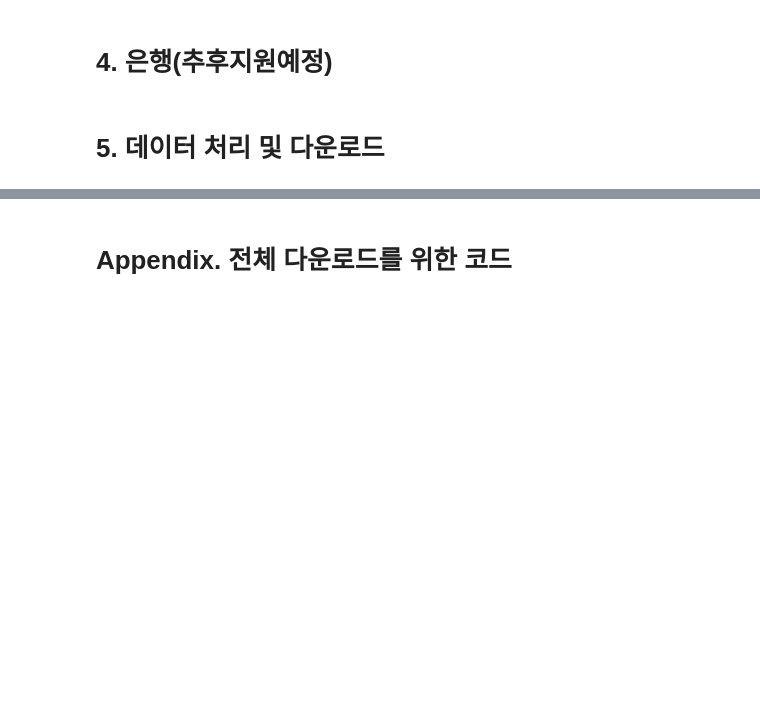
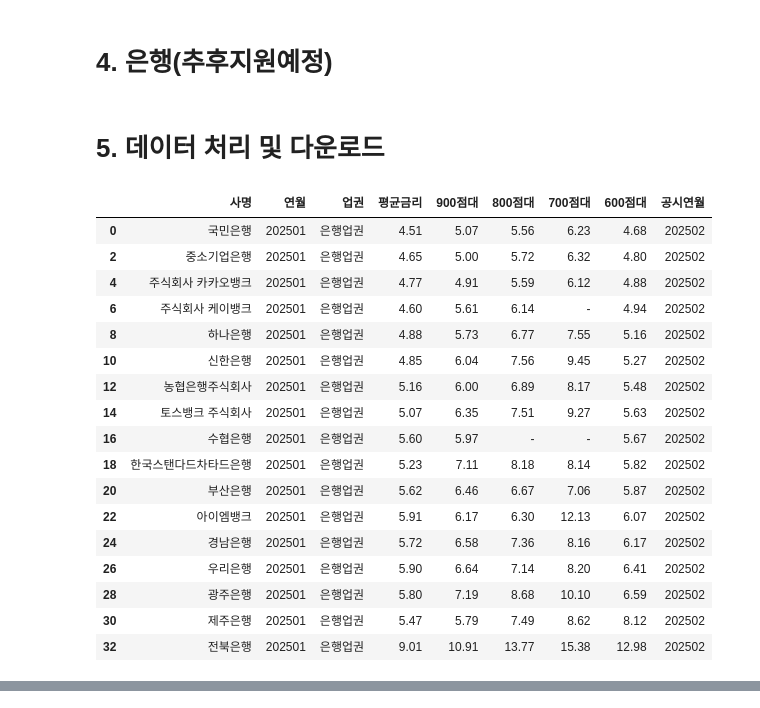
Before and after one commit to kty0307/Blog, a Jupyter notebook: SP_LOAN_INTRATE_DOWNLOAD.ipynb, the cells around one changed output, grey strips where cells are left out. Cells and saved outputs as stored; diff of their text form; code cells hidden in the pictures; blank space fills up the shorter version.

```diff
--- a/SP_LOAN_INTRATE_DOWNLOAD.ipynb
+++ b/SP_LOAN_INTRATE_DOWNLOAD.ipynb
@@ -292,5 +371,26 @@ def capital_cs(year, month):
 # %% [markdown]
 # 5. 데이터 처리 및 다운로드
+# %%
+bank_cs
+# %% [output]
+|  | 사명 | 연월 | 업권 | 평균금리 | 900점대 | 800점대 | 700점대 | 600점대 | 공시연월 |
+| 0 | 국민은행 | 202501 | 은행업권 | 4.51 | 5.07 | 5.56 | 6.23 | 4.68 | 202502 |
+| 2 | 중소기업은행 | 202501 | 은행업권 | 4.65 | 5.00 | 5.72 | 6.32 | 4.80 | 202502 |
+| 4 | 주식회사 카카오뱅크 | 202501 | 은행업권 | 4.77 | 4.91 | 5.59 | 6.12 | 4.88 | 202502 |
+| 6 | 주식회사 케이뱅크 | 202501 | 은행업권 | 4.60 | 5.61 | 6.14 | - | 4.94 | 202502 |
+| 8 | 하나은행 | 202501 | 은행업권 | 4.88 | 5.73 | 6.77 | 7.55 | 5.16 | 202502 |
+| 10 | 신한은행 | 202501 | 은행업권 | 4.85 | 6.04 | 7.56 | 9.45 | 5.27 | 202502 |
+| 12 | 농협은행주식회사 | 202501 | 은행업권 | 5.16 | 6.00 | 6.89 | 8.17 | 5.48 | 202502 |
+| 14 | 토스뱅크 주식회사 | 202501 | 은행업권 | 5.07 | 6.35 | 7.51 | 9.27 | 5.63 | 202502 |
+| 16 | 수협은행 | 202501 | 은행업권 | 5.60 | 5.97 | - | - | 5.67 | 202502 |
+| 18 | 한국스탠다드차타드은행 | 202501 | 은행업권 | 5.23 | 7.11 | 8.18 | 8.14 | 5.82 | 202502 |
+| 20 | 부산은행 | 202501 | 은행업권 | 5.62 | 6.46 | 6.67 | 7.06 | 5.87 | 202502 |
+| 22 | 아이엠뱅크 | 202501 | 은행업권 | 5.91 | 6.17 | 6.30 | 12.13 | 6.07 | 202502 |
+| 24 | 경남은행 | 202501 | 은행업권 | 5.72 | 6.58 | 7.36 | 8.16 | 6.17 | 202502 |
+| 26 | 우리은행 | 202501 | 은행업권 | 5.90 | 6.64 | 7.14 | 8.20 | 6.41 | 202502 |
+| 28 | 광주은행 | 202501 | 은행업권 | 5.80 | 7.19 | 8.68 | 10.10 | 6.59 | 202502 |
+| 30 | 제주은행 | 202501 | 은행업권 | 5.47 | 5.79 | 7.49 | 8.62 | 8.12 | 202502 |
+| 32 | 전북은행 | 202501 | 은행업권 | 9.01 | 10.91 | 13.77 | 15.38 | 12.98 | 202502 |
 # %%
 file_names = f'SP_INTRATE_{year}{month:02d}.csv'
 # %%
@@ -306,5 +407,3 @@ files.download(file_names)
 # %% [output]
 [interactive output not drawn]
 [interactive output not drawn]
-# %% [markdown]
-# Appendix. 전체 다운로드를 위한 코드
```
Also changed, not shown: parts of 4 cells of this notebook.
